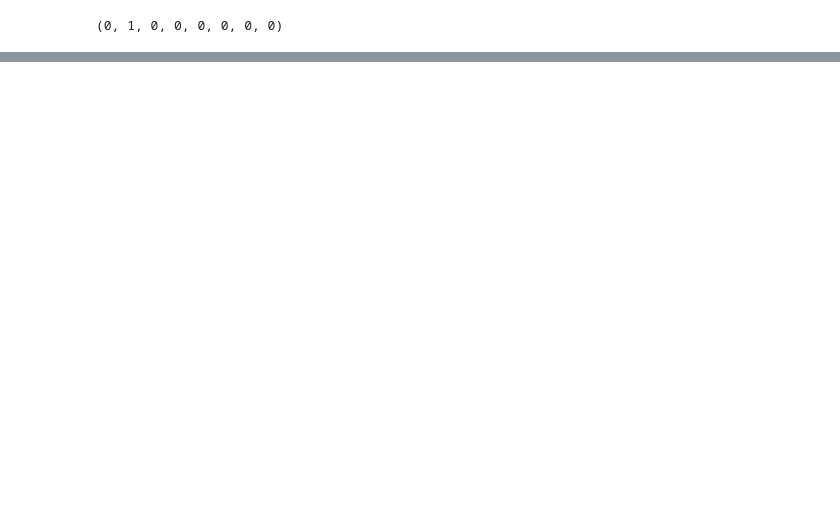
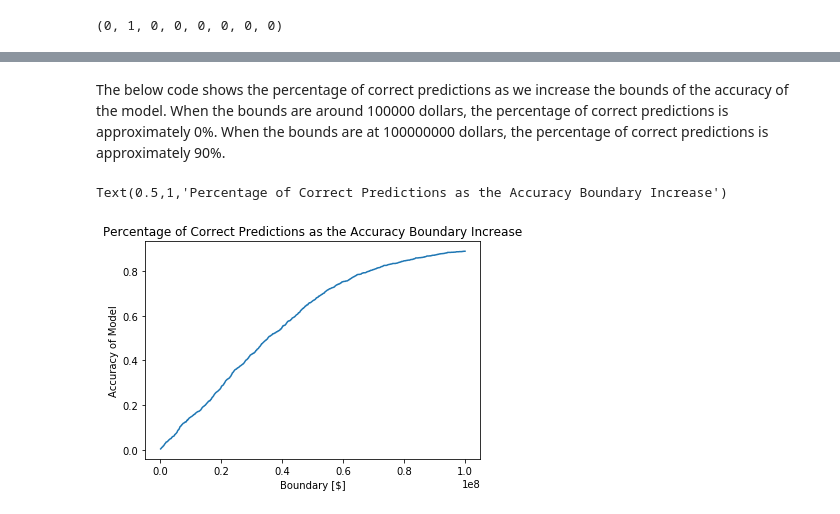
Before and after one commit to RyleeThompson/Predicting-movie-success, a Jupyter notebook: imdb_scrape2.ipynb, the cells around one changed output, grey strips where cells are left out. Drawn from its saved outputs; the diff is of its cells as text; code cells hidden in the pictures; blank space fills up the shorter version.

```diff
--- a/imdb_scrape2.ipynb
+++ b/imdb_scrape2.ipynb
@@ -673,0 +559,2 @@ plt.scatter(pc_df['PC1'], pc_df['PC2'])
+# %%
+X_train, X_test, y_train, y_test = train_test_split(y, X, test_size=0.1, random_state=1)
@@ -673,0 +563,9 @@ plt.scatter(pc_df['PC1'], pc_df['PC2'])
+# %%
+scaler = StandardScaler()
+scaler.fit(X_train)
+
+from sklearn.preprocessing import normalize
+
+X_train = scaler.transform(X_train)
+X_test = scaler.transform(X_test)
+y_norm = normalize(y,axis=0)
@@ -673,0 +593,4 @@ plt.scatter(pc_df['PC1'], pc_df['PC2'])
+# %%
+pca = PCA(n_components=5)
+final = pca.fit_transform(y_norm)
+pca.n_components_
@@ -673,0 +621,28 @@ plt.scatter(pc_df['PC1'], pc_df['PC2'])
+# %% [markdown]
+The below code shows the percentage of correct predictions as we increase the bounds of the accuracy of the model. When the bounds are around 100000 dollars, the percentage of correct predictions is approximately 0%. When the bounds are at 100000000 dollars, the percentage of correct predictions is approximately 90%.
+# %%
+testValues = y_test.as_matrix(columns = None)
+lists =[]
+numcorrect = []
+boundary = []
+i = 0
+correct = 0
+j = 0
+for j in range(100000, 100000000, 100000):
+    i = 0
+    correct = 0
+    for i in range(len(prediction)):
+        if -j <= (prediction[i] - testValues[i]) and (prediction[i] - testValues[i]) <= j:
+            correct += 1
+            lists.append(j/testValues[i])
+        i += 1
+    numcorrect.append(correct/i)
+    boundary.append(j)
+
+plt.plot(boundary, numcorrect)
+plt.xlabel('Boundary [$]')
+plt.ylabel('Accuracy of Model')
+plt.title('Percentage of Correct Predictions as the Accuracy Boundary Increase')
+# %% [output]
+Text(0.5,1,'Percentage of Correct Predictions as the Accuracy Boundary Increase')
+[figure, added]
```
Also changed, not shown: parts of 137 cells of this notebook, 1 other file.
